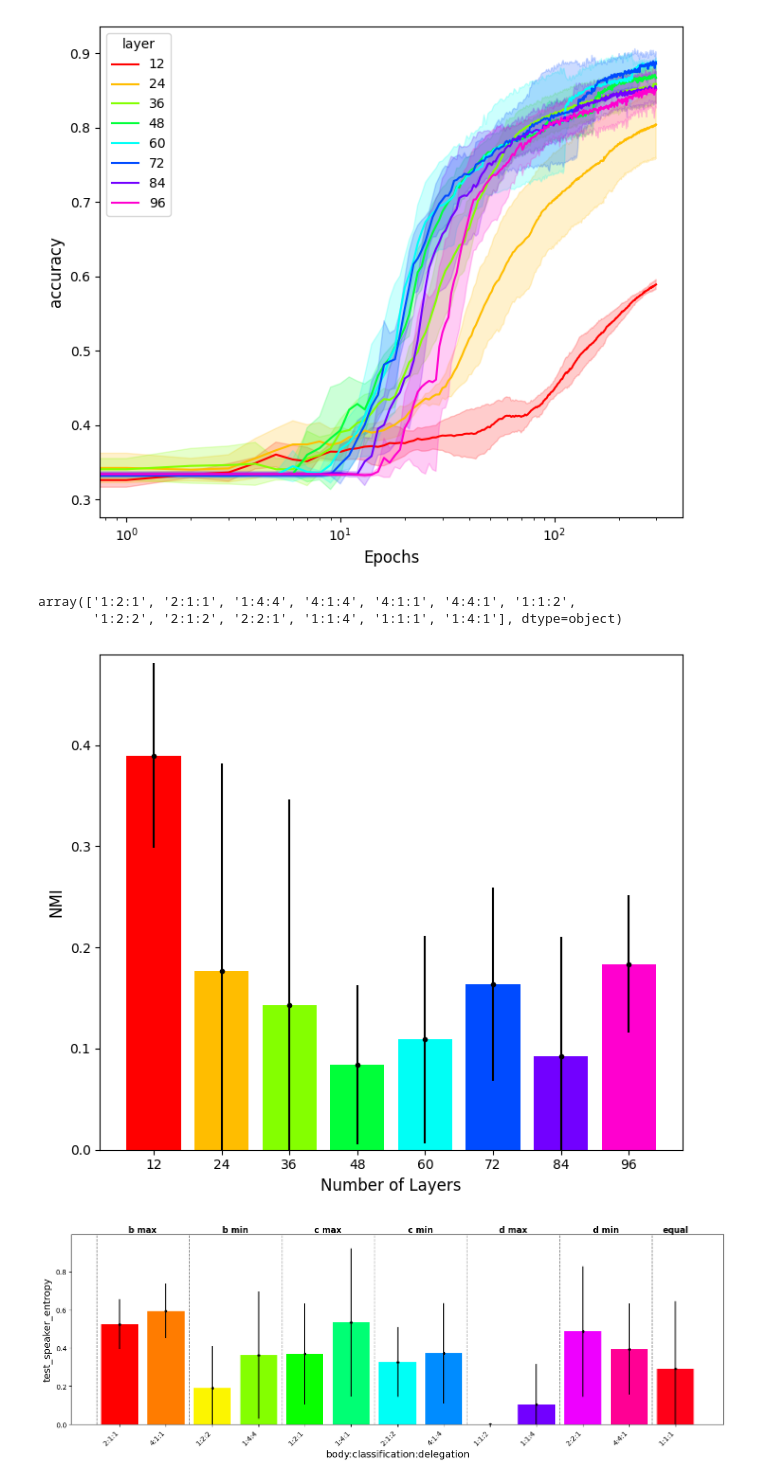
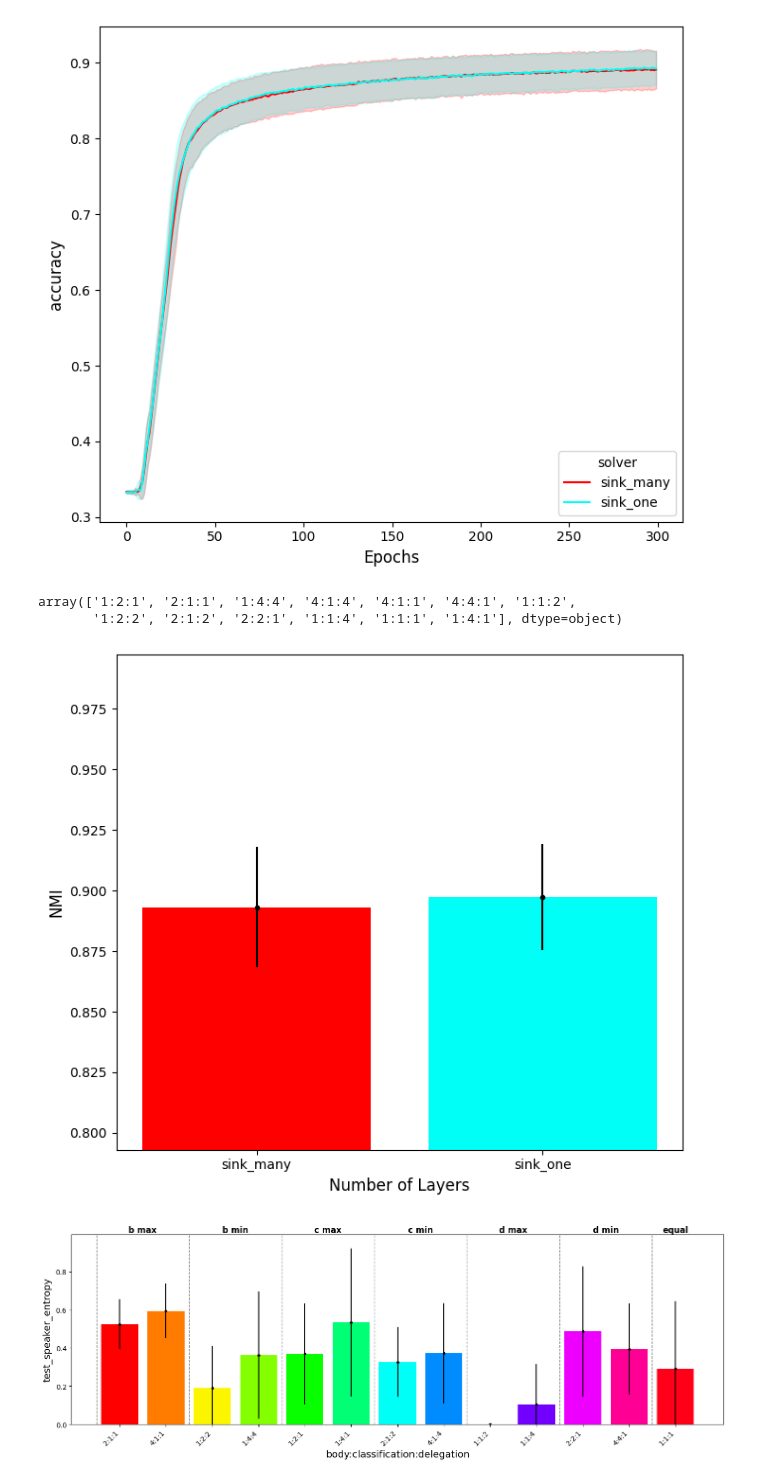
Before and after one commit to viktorvesely/liquid, a Jupyter notebook: experiment_eval.ipynb, the cells around one changed output. Drawn from its saved outputs; the diff is of its cells as text; code cells hidden in the pictures.

```diff
--- a/experiment_eval.ipynb
+++ b/experiment_eval.ipynb
@@ -7,15 +7,15 @@ import numpy as np
 
 # exp_regex = r"\d{8}_\d{6}_exp_load_solver_(iterative|stable_point)_(\d+\.\d+)_(\d+)"
 # exp_regex = r"\d{8}_\d{6}_exp_layer_budget_(\d+)_(\d+)__width_50$"
-exp_regex = r"\d{8}_\d{6}_exp_layer_budget_(\d+)_(\d+)_20width$"
+# exp_regex = r"\d{8}_\d{6}_exp_layer_budget_(\d+)_(\d+)_20width$"
 # exp_regex = r"\d{8}_\d{6}_exp_ratio_(\d+)_(\d+)_(\d+)_(\d+)$"
-# exp_regex = r"\d{8}_\d{6}_exp_main_(sink_many|sink_one)_(\d+\.\d+)_(\d+)$"
+exp_regex = r"\d{8}_\d{6}_exp_main_(sink_many|sink_one)_(\d+\.\d+)_(\d+)$"
 
 folder = Path(".").resolve() / "experiments"
 
-experiment_metrics = ["layer", "variation"]
+# experiment_metrics = ["layer", "variation"]
 # experiment_metrics = ["b", "c", "d", "variation"]
-# experiment_metrics = ["solver", "load_lambda", "variation"]
+experiment_metrics = ["solver", "load_lambda", "variation"]
 
 run_metrics = {
     "accuracy.txt": "accuracy",
@@ -114,7 +116,7 @@ def shaded_lines(df: pd.DataFrame, metric: str, group: str, metric_name: str = N
         ax.plot(epochs, values_mu[i, :], label=g, color=color)
         ax.fill_between(epochs, values_mu[i, :] + values_std[i, :], values_mu[i, :] - values_std[i, :], color=color, alpha=0.2)
 
-    ax.set_xscale("log")
+    # ax.set_xscale("log")
     #ax.set_yscale("log")
     ax.legend(title=group)
     ax.set_ylabel(metric_name, fontsize=12)
@@ -124,9 +126,9 @@ def shaded_lines(df: pd.DataFrame, metric: str, group: str, metric_name: str = N
 
     return fig
 
-fig = shaded_lines(df, metric="accuracy", group="layer")
+fig = shaded_lines(df, metric="accuracy", group="solver")
 # %% [output]
-[figure, old version]
+[figure, new version]
 # %%
 fig.savefig("./figures/exp_param_accuracy.pdf")
 # %%
@@ -136,8 +138,8 @@ array(['1:2:1', '2:1:1', '1:4:4', '4:1:4', '4:1:1', '4:4:1', '1:1:2',
        '1:2:2', '2:1:2', '2:2:1', '1:1:4', '1:1:1', '1:4:1'], dtype=object)
 # %%
 
-plot_metric = "test_region_nmi"
-group = "layer"
+plot_metric = "test_accuracy"
+group = "solver"
 
 last_t = df.groupby(group)["t"].max()
 last_t = last_t.unique()
@@ -146,34 +148,34 @@ last_t = last_t[0]
 
 last_df = df[df["t"] == last_t]
 
 metrics = ["accuracy", "test_accuracy", "pentropy", "sentropy", "test_power_entropy", "test_speaker_entropy", "test_region_nmi"]
 
 means = last_df.groupby(group)[metrics].mean().sort_index()
 stds = last_df.groupby(group)[metrics].std().sort_index()
 
 total_min = means[plot_metric].min()
 total_max = means[plot_metric].max()
 
 x_label = means.index.to_numpy()
 x = np.arange(x_label.size)
 
 colors = plt.colormaps["hsv"](np.arange(x.size) / x.size)
 
 fig, ax = plt.subplots(figsize=(7, 6))
 
 ax.bar(x, means[plot_metric], color=colors)
 
 ax.set_ylim([max(total_min - 0.1, 0), total_max + 0.1])
 ax.set_xticks(x, x_label)
 ax.errorbar(x, means[plot_metric], stds[plot_metric], fmt='.', color='Black')
 ax.set_xlabel("Number of Layers", fontsize=12)
 ax.set_ylabel("NMI", fontsize=12)
 
 fig.tight_layout()
 
 plt.show()
 # %% [output]
-[figure, old version]
+[figure, new version]
 # %%
 fig.savefig("./figures/exp_param_nmi.pdf")
 # %%
```
Also changed, not shown: parts of 2 cells of this notebook, 4 other files.
